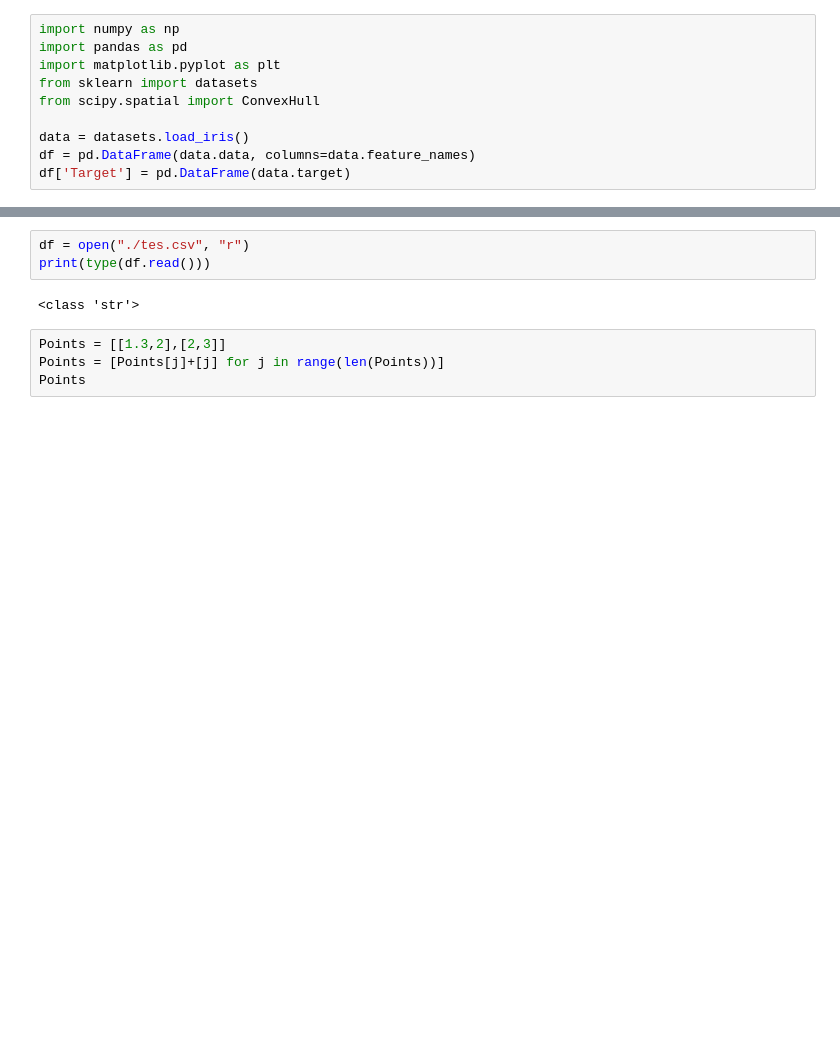
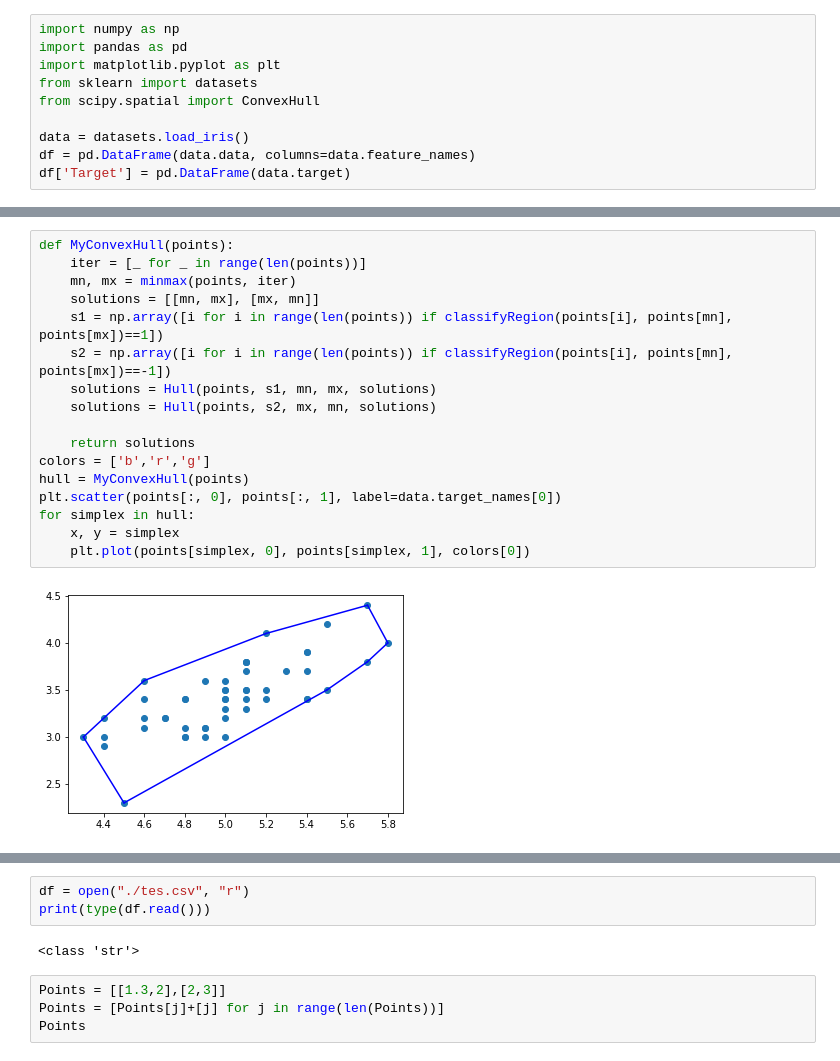
Before and after one commit to firizky29/convex-hull, a Jupyter notebook: src/build.ipynb, the cells around one changed output, grey strips where cells are left out. Cells and saved outputs as stored; diff of their text form; blank space fills up the shorter version.

```diff
--- a/src/build.ipynb
+++ b/src/build.ipynb
@@ -87,0 +99,19 @@ SyntaxError: unexpected EOF while parsing (Temp/ipykernel_22288/1330667250.py, l
+# %%
+def MyConvexHull(points):
+    iter = [_ for _ in range(len(points))]
+    mn, mx = minmax(points, iter)
+    solutions = [[mn, mx], [mx, mn]]
+    s1 = np.array([i for i in range(len(points)) if classifyRegion(points[i], points[mn], points[mx])==1])
+    s2 = np.array([i for i in range(len(points)) if classifyRegion(points[i], points[mn], points[mx])==-1])
+    solutions = Hull(points, s1, mn, mx, solutions)
+    solutions = Hull(points, s2, mx, mn, solutions)
+
+    return solutions
+colors = ['b','r','g']
+hull = MyConvexHull(points)
+plt.scatter(points[:, 0], points[:, 1], label=data.target_names[0])
+for simplex in hull:
+    x, y = simplex
+    plt.plot(points[simplex, 0], points[simplex, 1], colors[0])
+# %% [output]
+[figure, added]
```
Also changed, not shown: parts of 7 cells of this notebook.
